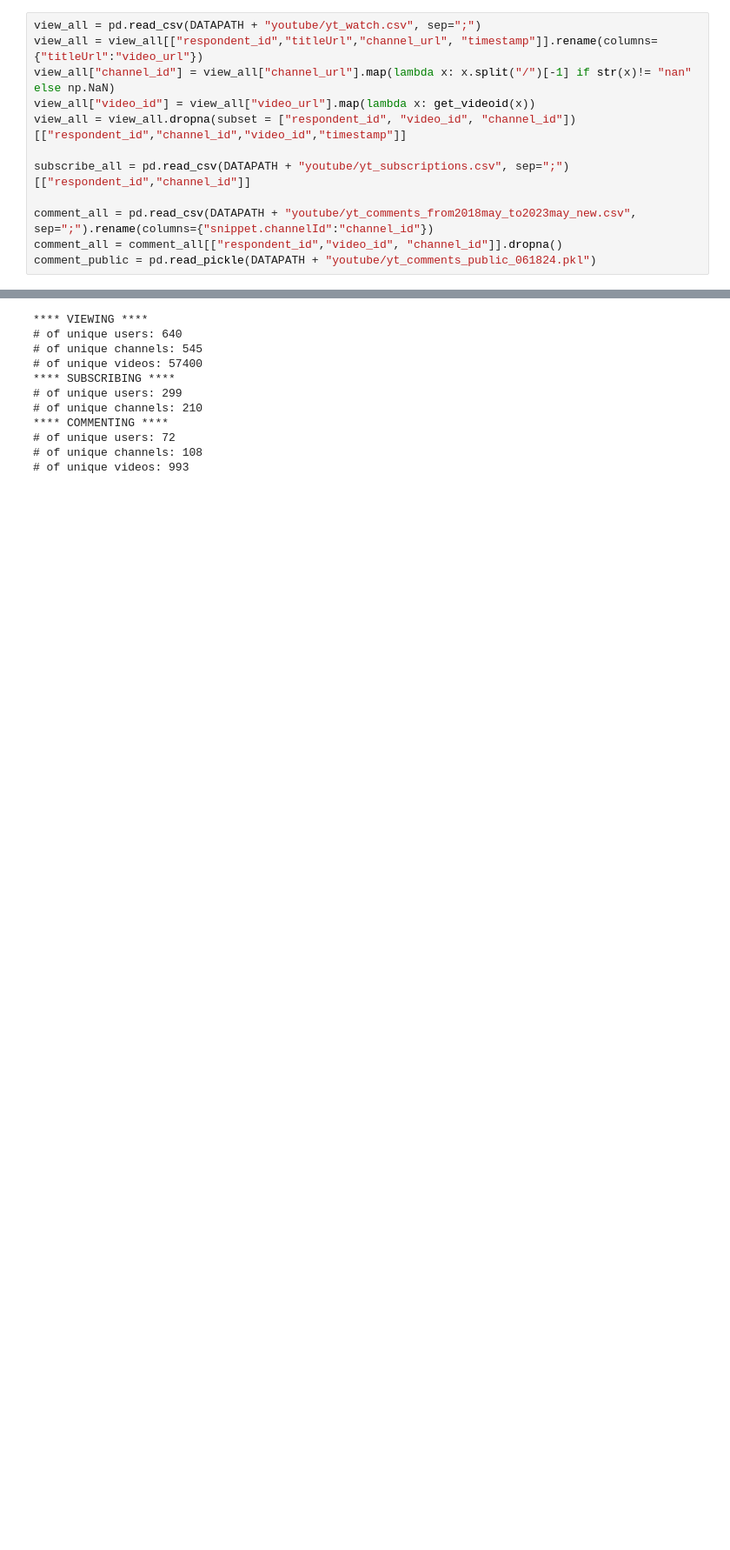
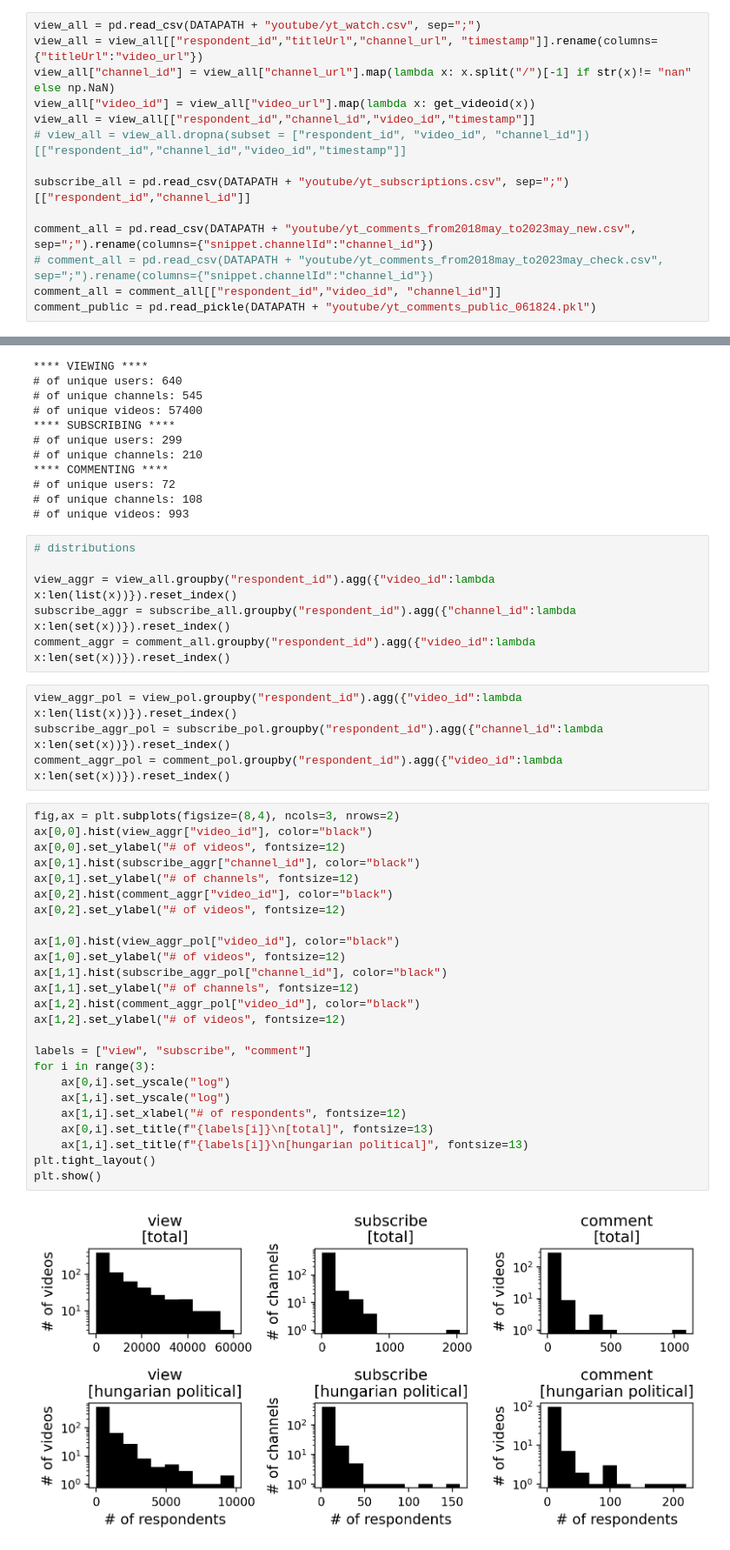
Before and after one commit to yijingch/invisible-public, a Jupyter notebook: src/analysis/062524-basic-descriptives.ipynb, the cells around one changed output, grey strips where cells are left out. Shown at 87% size. Saved outputs shown, nothing was run; the diff lists cells and outputs as text; blank space fills up the shorter version.

```diff
--- a/src/analysis/062524-basic-descriptives.ipynb
+++ b/src/analysis/062524-basic-descriptives.ipynb
@@ -35,10 +35,12 @@ view_all = pd.read_csv(DATAPATH + "youtube/yt_watch.csv", sep=";")
 view_all = view_all[["respondent_id","titleUrl","channel_url", "timestamp"]].rename(columns={"titleUrl":"video_url"})
 view_all["channel_id"] = view_all["channel_url"].map(lambda x: x.split("/")[-1] if str(x)!= "nan" else np.NaN)
 view_all["video_id"] = view_all["video_url"].map(lambda x: get_videoid(x))
-view_all = view_all.dropna(subset = ["respondent_id", "video_id", "channel_id"])[["respondent_id","channel_id","video_id","timestamp"]]
+view_all = view_all[["respondent_id","channel_id","video_id","timestamp"]]
+# view_all = view_all.dropna(subset = ["respondent_id", "video_id", "channel_id"])[["respondent_id","channel_id","video_id","timestamp"]]
 
 subscribe_all = pd.read_csv(DATAPATH + "youtube/yt_subscriptions.csv", sep=";")[["respondent_id","channel_id"]]
 
 comment_all = pd.read_csv(DATAPATH + "youtube/yt_comments_from2018may_to2023may_new.csv", sep=";").rename(columns={"snippet.channelId":"channel_id"})
-comment_all = comment_all[["respondent_id","video_id", "channel_id"]].dropna()
+# comment_all = pd.read_csv(DATAPATH + "youtube/yt_comments_from2018may_to2023may_check.csv", sep=";").rename(columns={"snippet.channelId":"channel_id"})
+comment_all = comment_all[["respondent_id","video_id", "channel_id"]]
 comment_public = pd.read_pickle(DATAPATH + "youtube/yt_comments_public_061824.pkl")
@@ -182,3 +180,40 @@ print("# of unique videos:", comment_pol2["video_id"].nunique())
 # of unique users: 72
 # of unique channels: 108
 # of unique videos: 993
+# %%
+# distributions
+
+view_aggr = view_all.groupby("respondent_id").agg({"video_id":lambda x:len(list(x))}).reset_index()
+subscribe_aggr = subscribe_all.groupby("respondent_id").agg({"channel_id":lambda x:len(set(x))}).reset_index()
+comment_aggr = comment_all.groupby("respondent_id").agg({"video_id":lambda x:len(set(x))}).reset_index()
+# %%
+view_aggr_pol = view_pol.groupby("respondent_id").agg({"video_id":lambda x:len(list(x))}).reset_index()
+subscribe_aggr_pol = subscribe_pol.groupby("respondent_id").agg({"channel_id":lambda x:len(set(x))}).reset_index()
+comment_aggr_pol = comment_pol.groupby("respondent_id").agg({"video_id":lambda x:len(set(x))}).reset_index()
+# %%
+fig,ax = plt.subplots(figsize=(8,4), ncols=3, nrows=2)
+ax[0,0].hist(view_aggr["video_id"], color="black")
+ax[0,0].set_ylabel("# of videos", fontsize=12)
+ax[0,1].hist(subscribe_aggr["channel_id"], color="black")
+ax[0,1].set_ylabel("# of channels", fontsize=12)
+ax[0,2].hist(comment_aggr["video_id"], color="black")
+ax[0,2].set_ylabel("# of videos", fontsize=12)
+
+ax[1,0].hist(view_aggr_pol["video_id"], color="black")
+ax[1,0].set_ylabel("# of videos", fontsize=12)
+ax[1,1].hist(subscribe_aggr_pol["channel_id"], color="black")
+ax[1,1].set_ylabel("# of channels", fontsize=12)
+ax[1,2].hist(comment_aggr_pol["video_id"], color="black")
+ax[1,2].set_ylabel("# of videos", fontsize=12)
+
+labels = ["view", "subscribe", "comment"]
+for i in range(3):
+    ax[0,i].set_yscale("log")
+    ax[1,i].set_yscale("log")
+    ax[1,i].set_xlabel("# of respondents", fontsize=12)
+    ax[0,i].set_title(f"{labels[i]}\n[total]", fontsize=13)
+    ax[1,i].set_title(f"{labels[i]}\n[hungarian political]", fontsize=13)
+plt.tight_layout()
+plt.show()
+# %% [output]
+[figure, added]
```
Also changed, not shown: parts of 3 cells of this notebook, 8 other files.
